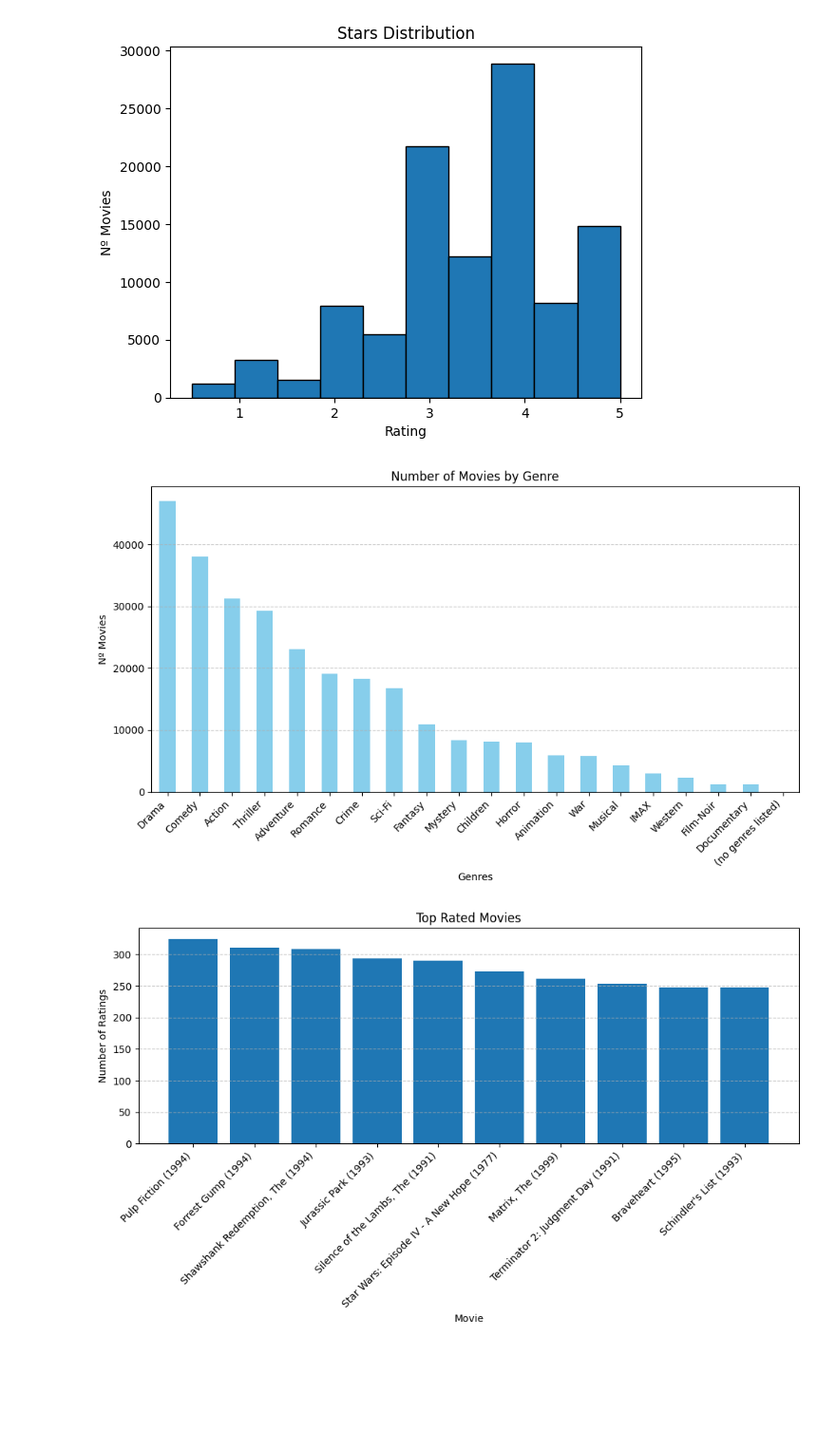
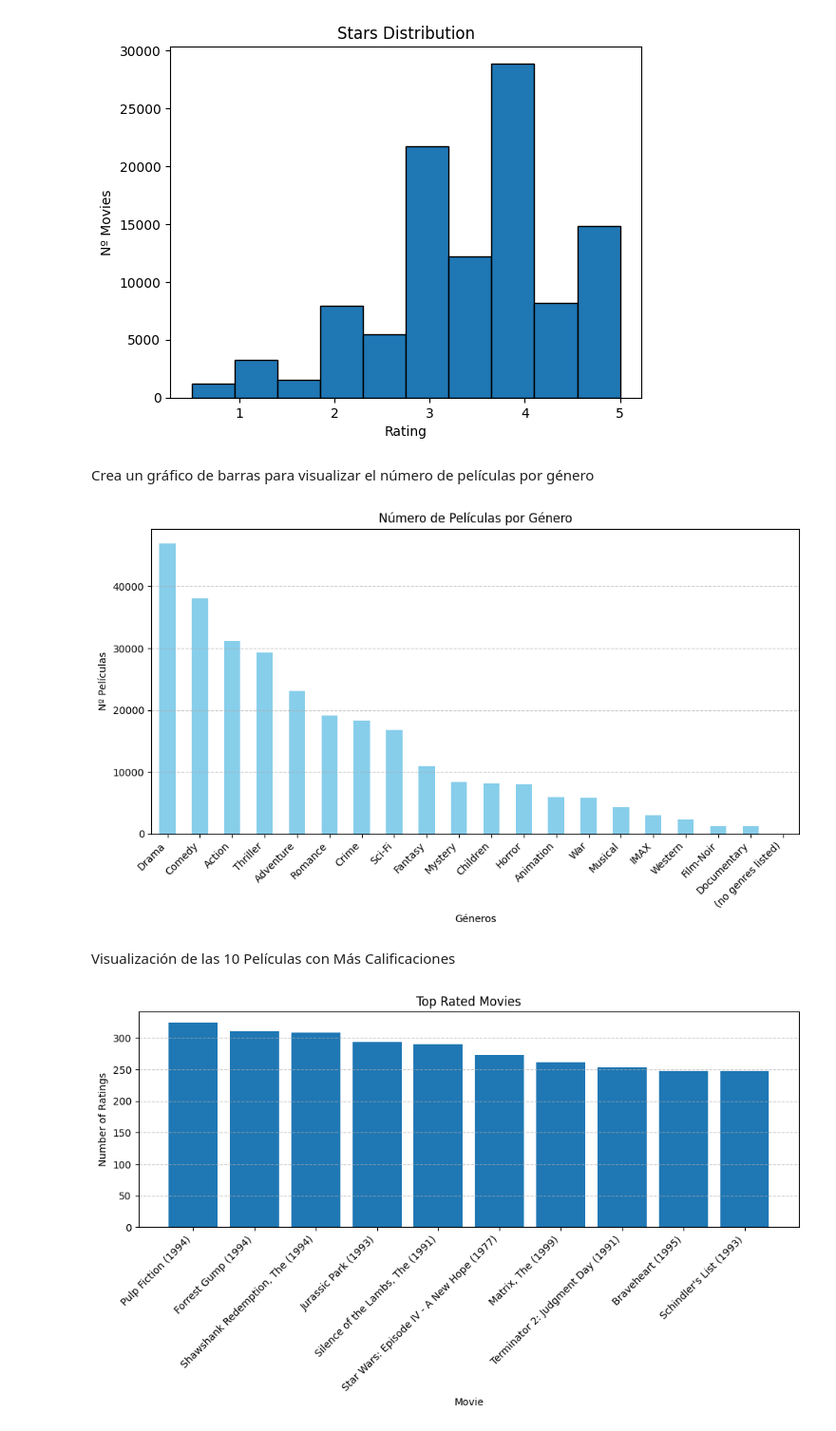
Before and after one commit to Nicosoy/User_Movie_Recommendation_Model, a Jupyter notebook: main.ipynb, the cells around one changed output. Shown at 95% size. Saved outputs shown, nothing was run; the diff lists cells and outputs as text; code cells hidden in the pictures; blank space fills up the shorter version.

```diff
--- a/main.ipynb
+++ b/main.ipynb
@@ -100,16 +108,20 @@ plt.show()
 # %% [output]
 [figure]
+# %% [markdown]
+Crea un gráfico de barras para visualizar el número de películas por género
 # %%
-plt.figure(figsize=(10, 6))
-genre_counts = df['genres'].str.split('|', expand=True).stack().value_counts()
-genre_counts.plot(kind='bar', color='skyblue')
-plt.xlabel('Genres')
-plt.ylabel('Nº Movies')
-plt.title('Number of Movies by Genre')
-plt.xticks(rotation=45, ha='right')
-plt.grid(axis='y', linestyle='--', alpha=0.7)
-plt.tight_layout()
-plt.show()
+plt.figure(figsize=(10, 6))  # Establece el tamaño del gráfico
+genre_counts = df['genres'].str.split('|', expand=True).stack().value_counts()  # Cuenta el número de películas por género
+genre_counts.plot(kind='bar', color='skyblue')  # Crea el gráfico de barras
+plt.xlabel('Géneros')  # Etiqueta del eje x
+plt.ylabel('Nº Películas')  # Etiqueta del eje y
+plt.title('Número de Películas por Género')  # Título del gráfico
+plt.xticks(rotation=45, ha='right')  # Ajusta la orientación de las etiquetas del eje x
+plt.grid(axis='y', linestyle='--', alpha=0.7)  # Agrega líneas de cuadrícula en el eje y
+plt.tight_layout()  # Ajusta el diseño del gráfico
+plt.show()  # Muestra el gráfico
 # %% [output]
-[figure, old version]
+[figure, new version]
+# %% [markdown]
+Visualización de las 10 Películas con Más Calificaciones
 # %%
```
Also changed, not shown: parts of 27 cells of this notebook, 1 other file.
